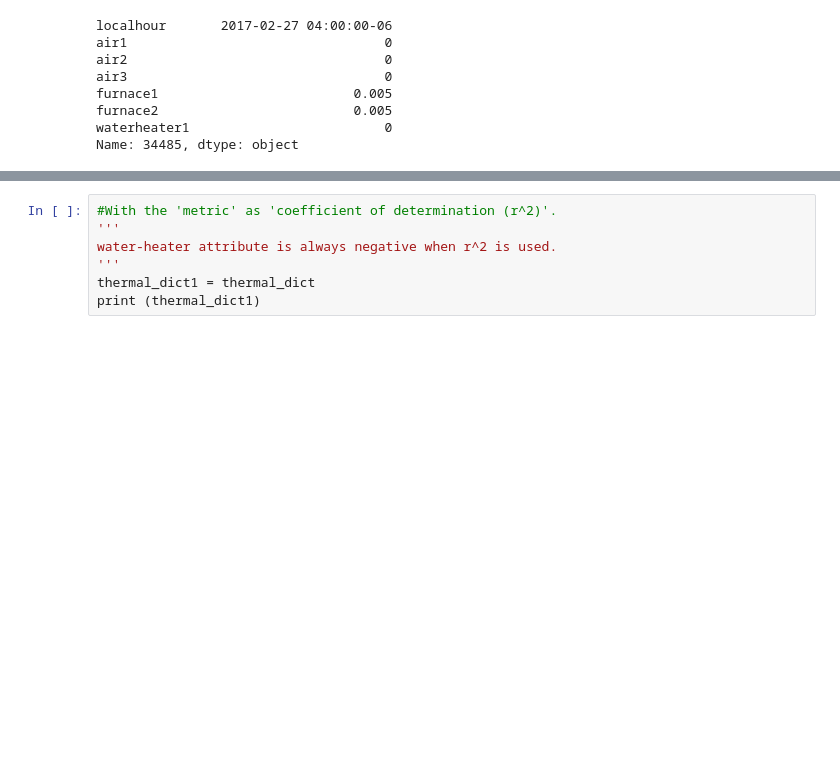
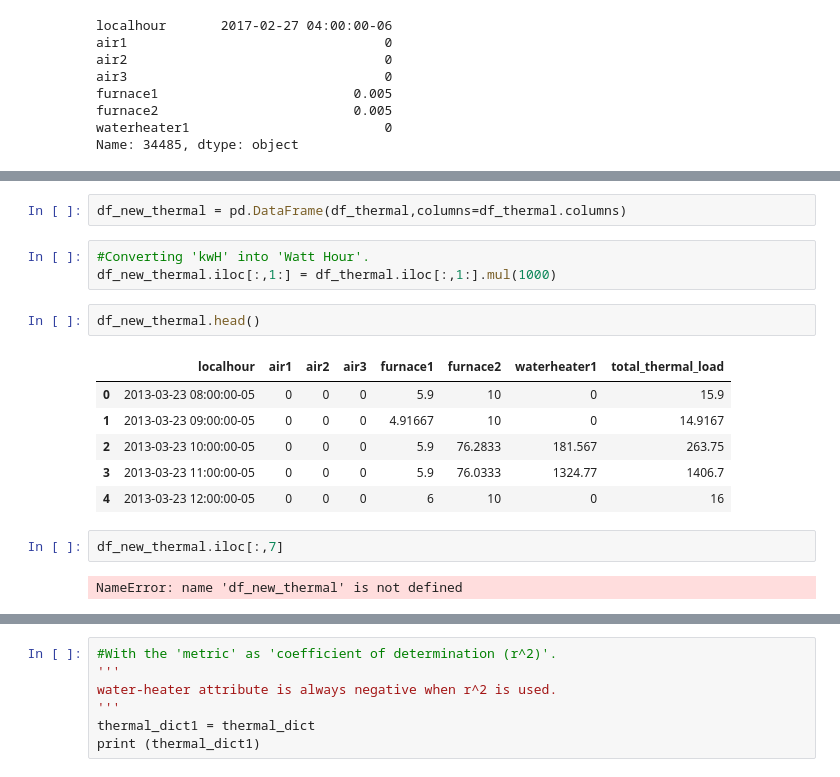
Before and after one commit to adithya8/loadPrediction, a Jupyter notebook: dataport_1632.ipynb, the cells around one changed output, grey strips where cells are left out. Saved outputs shown, nothing was run; the diff lists cells and outputs as text; blank space fills up the shorter version.

```diff
--- a/dataport_1632.ipynb
+++ b/dataport_1632.ipynb
@@ -303,0 +353,18 @@ df_thermal.head()
+# %%
+df_new_thermal = pd.DataFrame(df_thermal,columns=df_thermal.columns)
+# %%
+#Converting 'kwH' into 'Watt Hour'.
+df_new_thermal.iloc[:,1:] = df_thermal.iloc[:,1:].mul(1000)
+# %%
+df_new_thermal.head()
+# %% [output]
+|  | localhour | air1 | air2 | air3 | furnace1 | furnace2 | waterheater1 | total_thermal_load |
+| 0 | 2013-03-23 08:00:00-05 | 0 | 0 | 0 | 5.9 | 10 | 0 | 15.9 |
+| 1 | 2013-03-23 09:00:00-05 | 0 | 0 | 0 | 4.91667 | 10 | 0 | 14.9167 |
+| 2 | 2013-03-23 10:00:00-05 | 0 | 0 | 0 | 5.9 | 76.2833 | 181.567 | 263.75 |
+| 3 | 2013-03-23 11:00:00-05 | 0 | 0 | 0 | 5.9 | 76.0333 | 1324.77 | 1406.7 |
+| 4 | 2013-03-23 12:00:00-05 | 0 | 0 | 0 | 6 | 10 | 0 | 16 |
+# %%
+df_new_thermal.iloc[:,7]
+# %% [output]
+NameError: name 'df_new_thermal' is not defined
```
Also changed, not shown: parts of 17 cells of this notebook, 6 other files.
